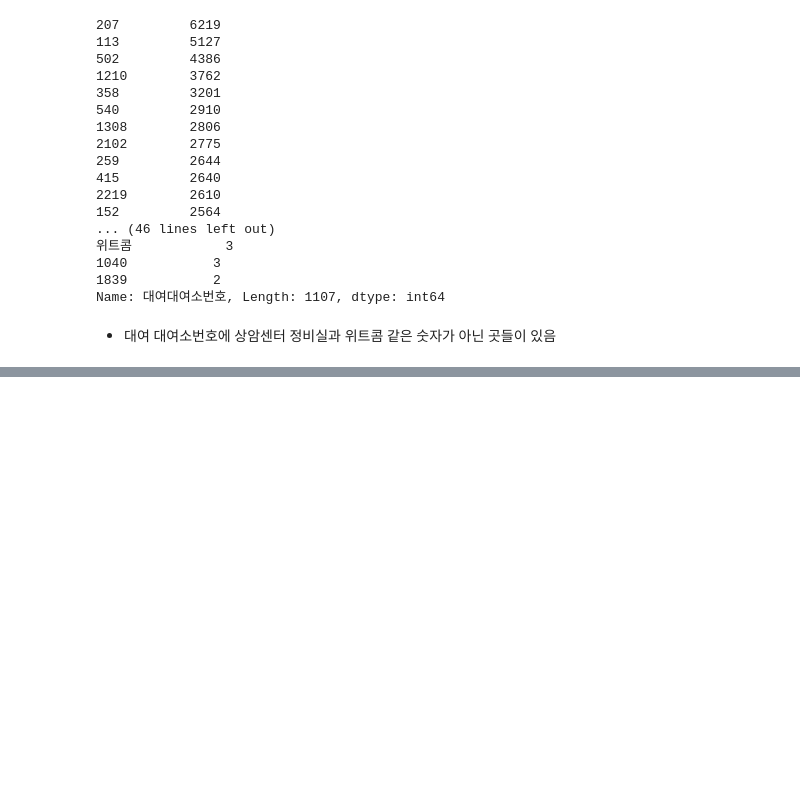
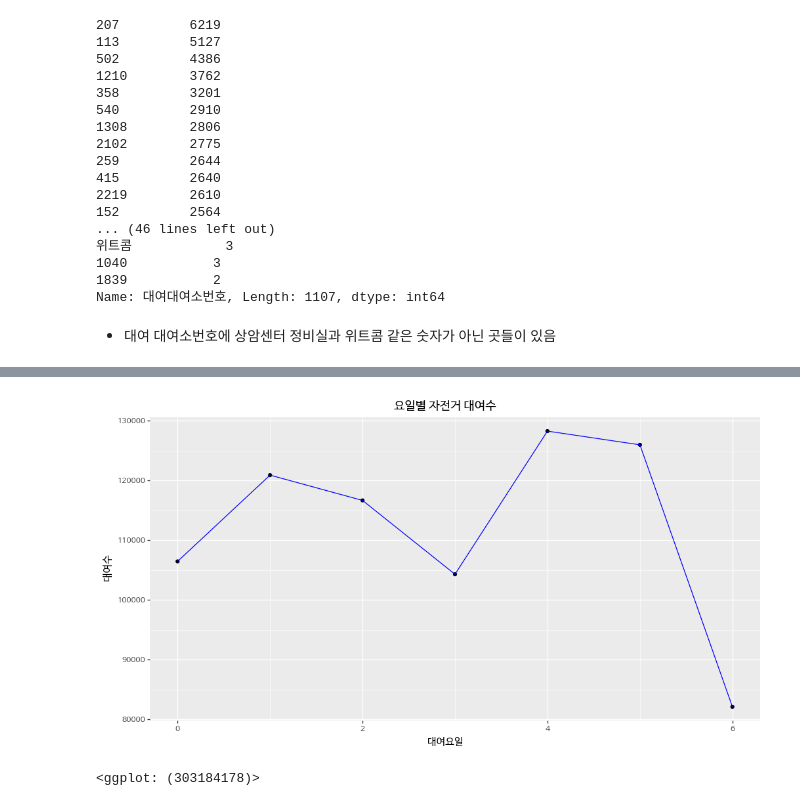
Before and after one commit to corazzon/OpenDataWrangling, a Jupyter notebook: seoul-bike-01.ipynb, the cells around one changed output, grey strips where cells are left out. Saved outputs shown, nothing was run; the diff lists cells and outputs as text; code cells hidden in the pictures; blank space fills up the shorter version.

Commit message:
parse datetime

```diff
--- a/seoul-bike-01.ipynb
+++ b/seoul-bike-01.ipynb
@@ -150,3 +151,7 @@ df['대여대여소번호'].value_counts()
 Name: 대여대여소번호, Length: 1107, dtype: int64
 # %% [markdown]
 * 대여 대여소번호에 상암센터 정비실과 위트콤 같은 숫자가 아닌 곳들이 있음
+# %%
+df['대여일시'] = pd.to_datetime(df['대여일시'])
+df['반납일시'] = pd.to_datetime(df['반납일시'])
+df.dtypes
@@ -152,0 +171,8 @@ Name: 대여대여소번호, Length: 1107, dtype: int64
+# %%
+df['대여년'] = df['대여일시'].dt.year
+df['대여월'] = df['대여일시'].dt.month
+df['대여일'] = df['대여일시'].dt.day
+df['대여시'] = df['대여일시'].dt.hour
+df['대여분'] = df['대여일시'].dt.minute
+df['대여요일'] = df['대여일시'].dt.dayofweek
+df.columns
@@ -152,0 +184,8 @@ Name: 대여대여소번호, Length: 1107, dtype: int64
+# %%
+df['반납년'] = df['반납일시'].dt.year
+df['반납월'] = df['반납일시'].dt.month
+df['반납일'] = df['반납일시'].dt.day
+df['반납시'] = df['반납일시'].dt.hour
+df['반납분'] = df['반납일시'].dt.minute
+df['반납요일'] = df['반납일시'].dt.dayofweek
+df.columns
@@ -152,0 +197,5 @@ Name: 대여대여소번호, Length: 1107, dtype: int64
+# %%
+df_rent = df['대여요일'].value_counts().reset_index()
+df_rent.columns = ['datetime', 'count']
+df_rent = df_rent.sort_values('datetime')
+df_rent.head()
@@ -152,0 +212,12 @@ Name: 대여대여소번호, Length: 1107, dtype: int64
+# %%
+(ggplot(df_rent)
+ + aes(x='datetime', y='count')
+ + geom_point()
+ + geom_line(color='blue')
+ + labs(x='대여요일', y='대여수', title='요일별 자전거 대여수')
+ + theme(text=element_text(family='NanumBarunGothic'),
+        figure_size=(12,6))
+)
+# %% [output]
+[figure, added]
+<ggplot: (303184178)>
```
Also changed, not shown: parts of 6 cells of this notebook.
